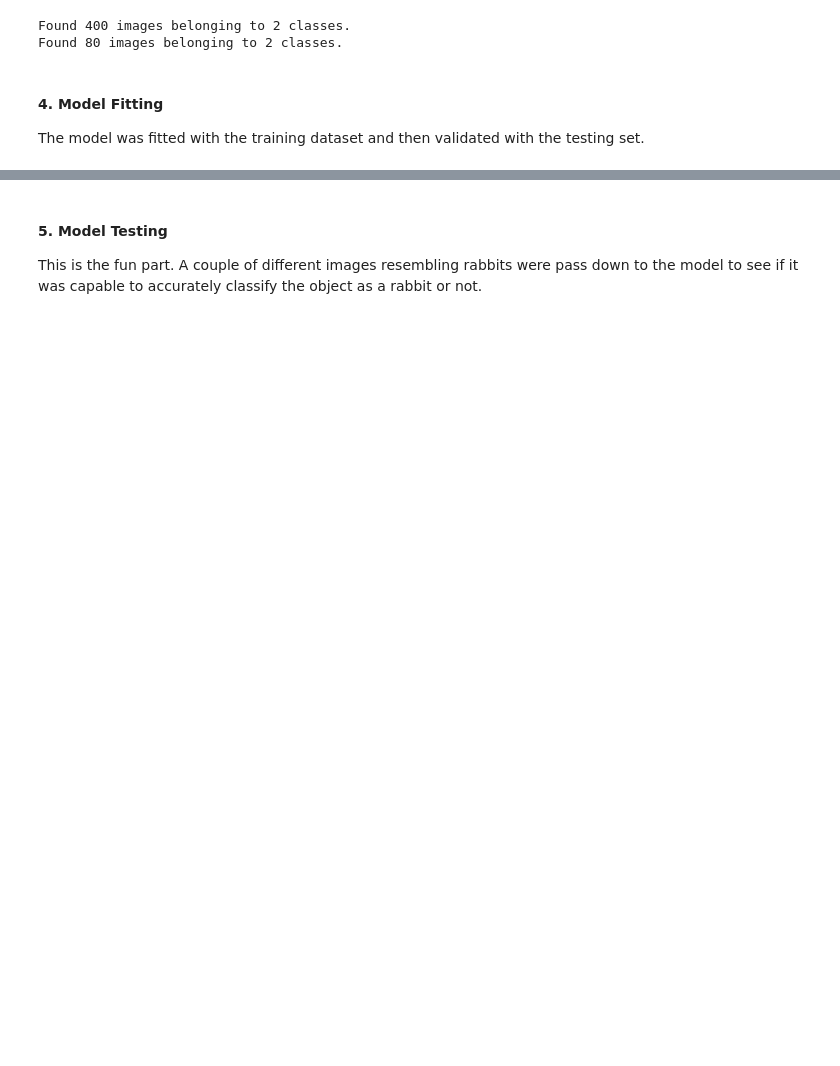
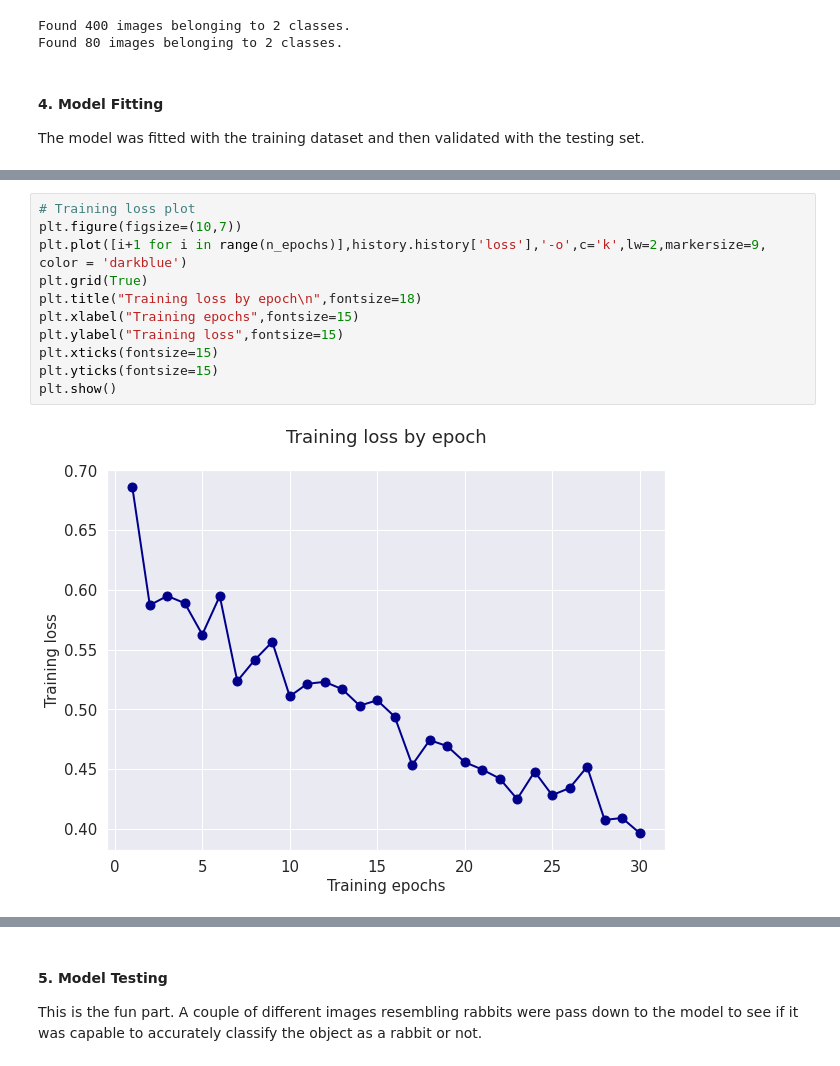
Before and after one commit to DanielEduardoLopez/DEVF-DeepLearning, a Jupyter notebook: FinalProject_RabbitClassifier_CNN.ipynb, the cells around one changed output, grey strips where cells are left out. Drawn from its saved outputs; the diff is of its cells as text; blank space fills up the shorter version.

```diff
--- a/FinalProject_RabbitClassifier_CNN.ipynb
+++ b/FinalProject_RabbitClassifier_CNN.ipynb
@@ -156,0 +188,13 @@ classifier.fit_generator(training_set,
+# %%
+# Training loss plot
+plt.figure(figsize=(10,7))
+plt.plot([i+1 for i in range(n_epochs)],history.history['loss'],'-o',c='k',lw=2,markersize=9, color = 'darkblue')
+plt.grid(True)
+plt.title("Training loss by epoch\n",fontsize=18)
+plt.xlabel("Training epochs",fontsize=15)
+plt.ylabel("Training loss",fontsize=15)
+plt.xticks(fontsize=15)
+plt.yticks(fontsize=15)
+plt.show()
+# %% [output]
+[figure, added]
```
Also changed, not shown: parts of 27 cells of this notebook.
